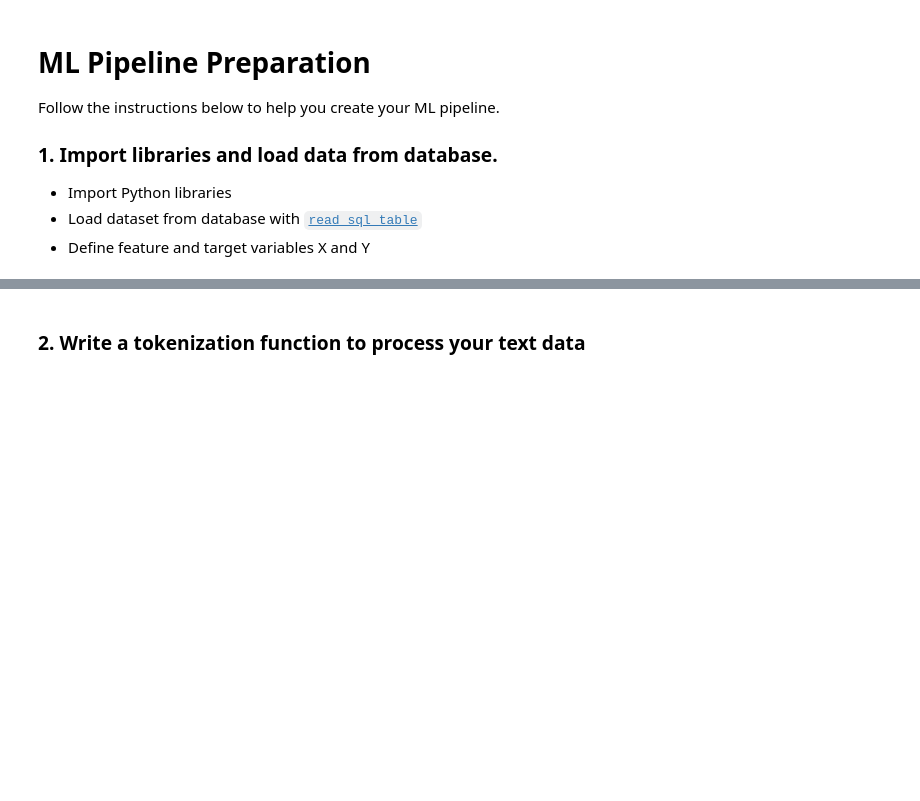
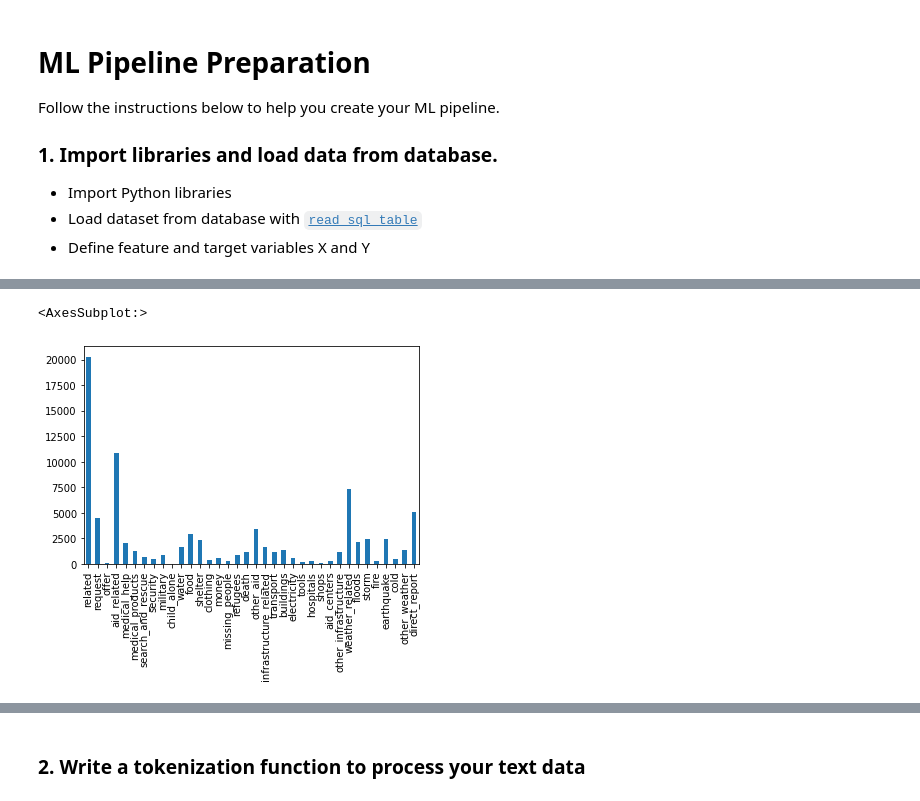
Before and after one commit to jordigc2/Udacity_DataScience_Nanodegree, a Jupyter notebook: Project2_ Disaster_Response_Pipelines/ML Pipeline Preparation.ipynb, the cells around one changed output, grey strips where cells are left out. Saved outputs shown, nothing was run; the diff lists cells and outputs as text; code cells hidden in the pictures; blank space fills up the shorter version.

```diff
--- a/Project2_ Disaster_Response_Pipelines/ML Pipeline Preparation.ipynb
+++ b/Project2_ Disaster_Response_Pipelines/ML Pipeline Preparation.ipynb
@@ -53,0 +98,5 @@ Y.head()
+# %%
+df.iloc[:, 4:].sum(axis=0).plot.bar()
+# %% [output]
+<AxesSubplot:>
+[figure, added]
```
Also changed, not shown: parts of 33 cells of this notebook, 7 other files.
